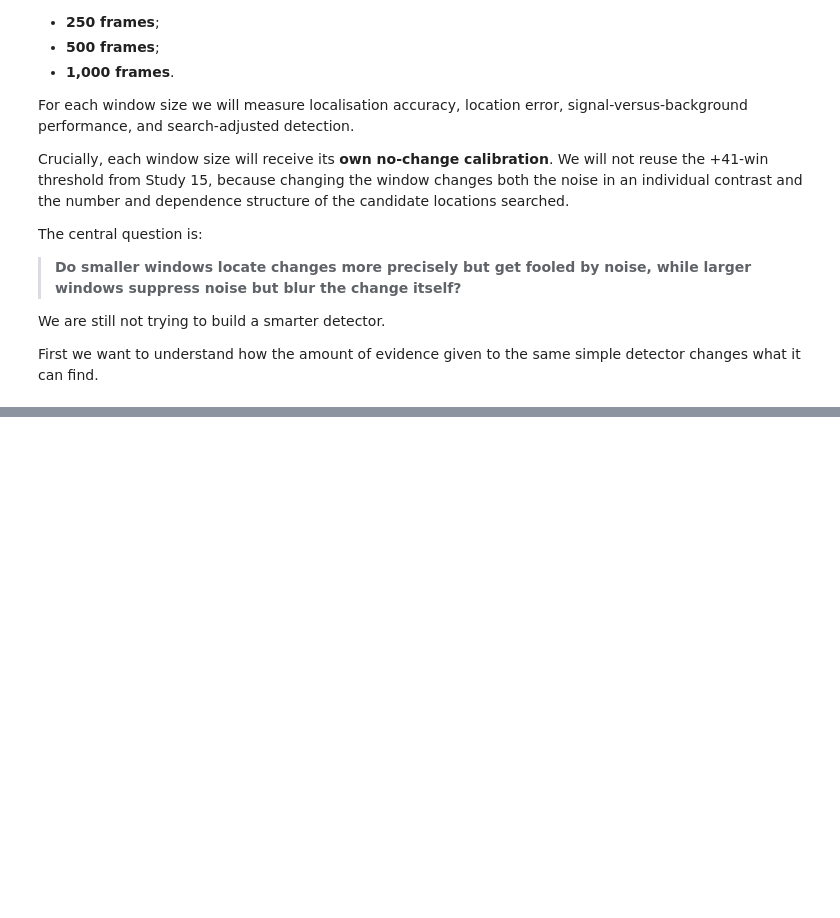
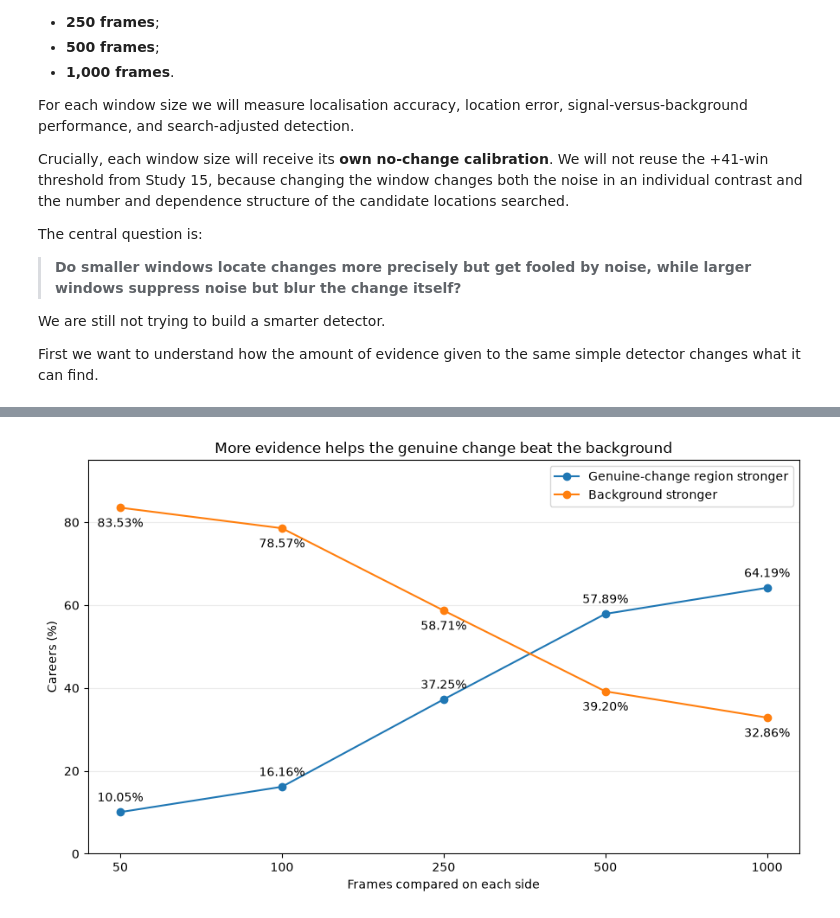
Before and after one commit to rjmac22/rails-sports, a Jupyter notebook: notebooks/17_snooker_change_window_size.ipynb, the cells around one changed output, grey strips where cells are left out. Saved outputs shown, nothing was run; the diff lists cells and outputs as text; code cells hidden in the pictures; blank space fills up the shorter version.

```diff
--- a/notebooks/17_snooker_change_window_size.ipynb
+++ b/notebooks/17_snooker_change_window_size.ipynb
@@ -58,0 +1557,70 @@ First we want to understand how the amount of evidence given to the same simple
+# %%
+# Plot how often the genuine-change region beats the strongest competing
+# fluctuation elsewhere in the career.
+#
+# This gets directly at the mechanism behind the localisation results.
+#
+# Small windows are noisy enough that the background usually produces the
+# strongest apparent improvement.
+#
+# As the window grows, the genuine permanent 58% -> 64% change increasingly
+# wins that competition.
+
+fig, ax = plt.subplots(figsize=(9, 5.5))
+
+x_positions = np.arange(len(window_sizes))
+
+ax.plot(
+    x_positions,
+    signal_background_df["signal_stronger_pct"],
+    marker="o",
+    label="Genuine-change region stronger",
+)
+
+ax.plot(
+    x_positions,
+    signal_background_df["background_stronger_pct"],
+    marker="o",
+    label="Background stronger",
+)
+
+# Label the exact simulation results.
+for i, row in signal_background_df.iterrows():
+    ax.annotate(
+        f'{row["signal_stronger_pct"]:.2f}%',
+        (
+            x_positions[i],
+            row["signal_stronger_pct"],
+        ),
+        xytext=(0, 9),
+        textcoords="offset points",
+        ha="center",
+    )
+
+    ax.annotate(
+        f'{row["background_stronger_pct"]:.2f}%',
+        (
+            x_positions[i],
+            row["background_stronger_pct"],
+        ),
+        xytext=(0, -16),
+        textcoords="offset points",
+        ha="center",
+    )
+
+ax.set_title("More evidence helps the genuine change beat the background")
+ax.set_xlabel("Frames compared on each side")
+ax.set_ylabel("Careers (%)")
+
+ax.set_xticks(x_positions)
+ax.set_xticklabels(window_sizes)
+
+ax.set_ylim(0, 95)
+
+ax.grid(axis="y", alpha=0.25)
+ax.legend()
+
+plt.tight_layout()
+plt.show()
+# %% [output]
+[figure, added]
```
Also changed, not shown: parts of 33 cells of this notebook.
